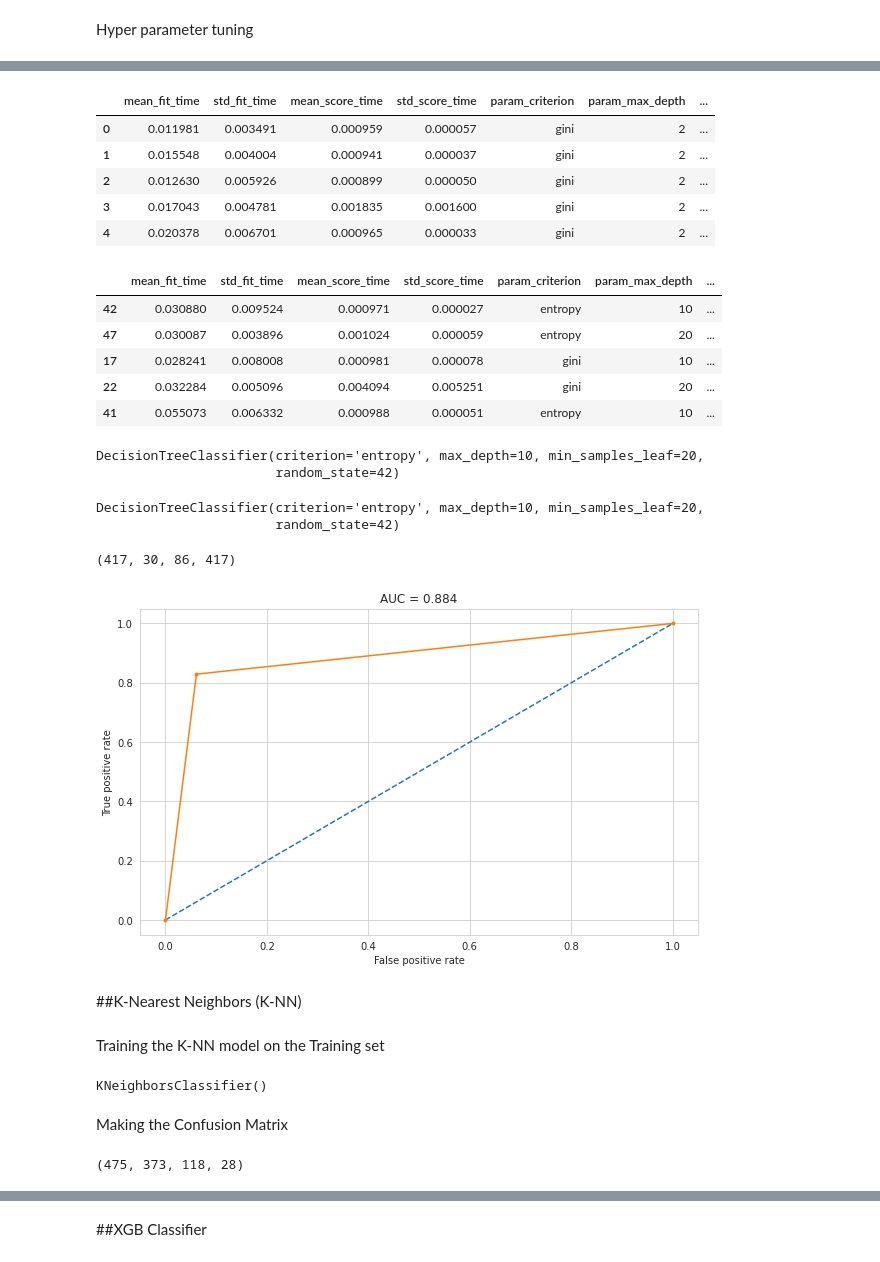
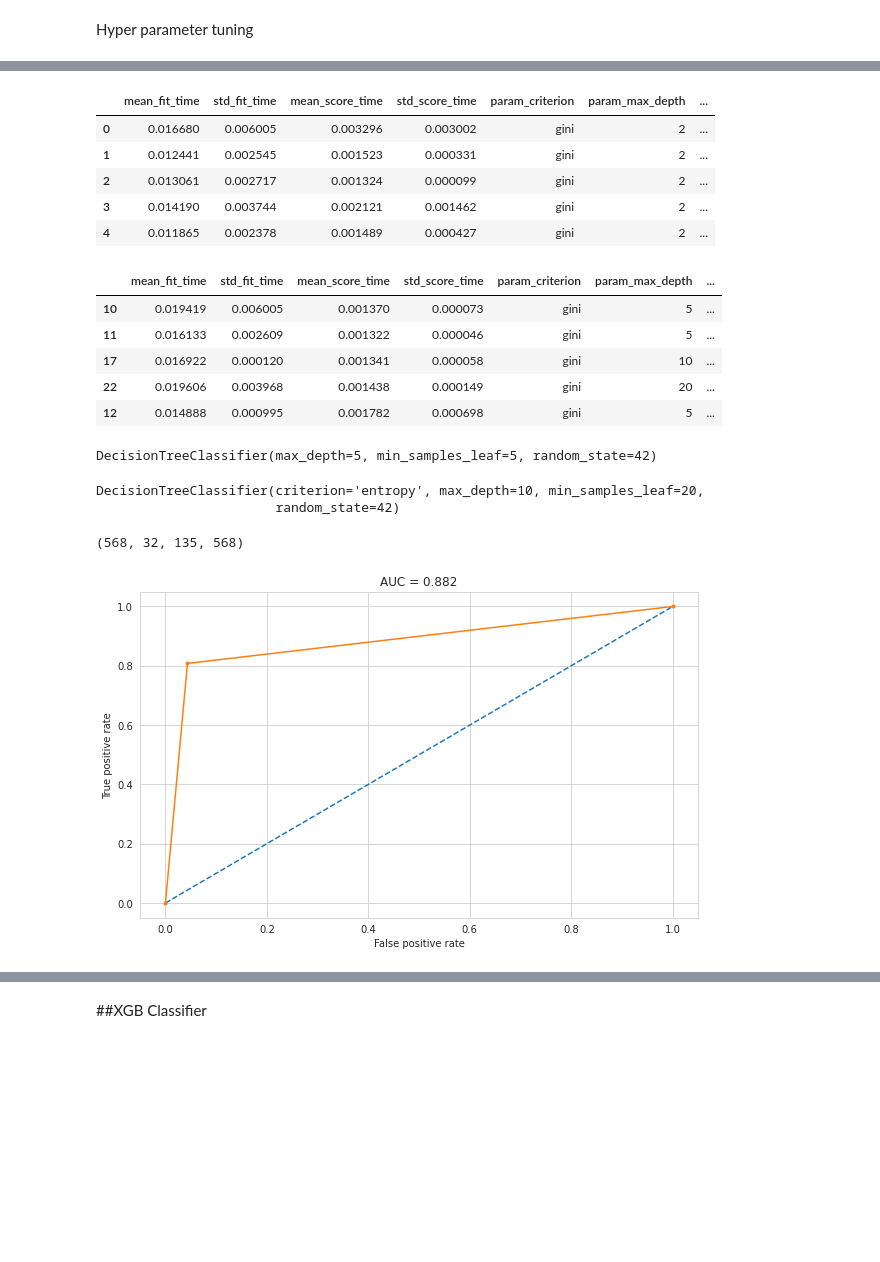
Before and after one commit to sravyagadam/ML_Classification, a Jupyter notebook: AlmaBetter_ML_Classification_CardioVascularRisk.ipynb, the cells around one changed output, grey strips where cells are left out. Cells and saved outputs as stored; diff of their text form; code cells hidden in the pictures; blank space fills up the shorter version.

```diff
--- a/AlmaBetter_ML_Classification_CardioVascularRisk.ipynb
+++ b/AlmaBetter_ML_Classification_CardioVascularRisk.ipynb
@@ -354,7 +358,7 @@ Training the Decision Tree Classification model on the Training set
 # %%
 from sklearn.tree import DecisionTreeClassifier
 classifier = DecisionTreeClassifier(criterion = 'entropy', random_state = 0)
-classifier.fit(X_train_scaled, y_train)
+classifier.fit(X_train, y_train)
 # %% [output]
 DecisionTreeClassifier(criterion='entropy', random_state=0)
 # %% [markdown]
@@ -449,77 +453,57 @@ score_df = pd.DataFrame(grid_search.cv_results_)
 score_df.head()
 # %% [output]
 |  | mean_fit_time | std_fit_time | mean_score_time | std_score_time | param_criterion | param_max_depth | ... |
-| 0 | 0.011981 | 0.003491 | 0.000959 | 0.000057 | gini | 2 | ... |
-| 1 | 0.015548 | 0.004004 | 0.000941 | 0.000037 | gini | 2 | ... |
-| 2 | 0.012630 | 0.005926 | 0.000899 | 0.000050 | gini | 2 | ... |
-| 3 | 0.017043 | 0.004781 | 0.001835 | 0.001600 | gini | 2 | ... |
-| 4 | 0.020378 | 0.006701 | 0.000965 | 0.000033 | gini | 2 | ... |
+| 0 | 0.016680 | 0.006005 | 0.003296 | 0.003002 | gini | 2 | ... |
+| 1 | 0.012441 | 0.002545 | 0.001523 | 0.000331 | gini | 2 | ... |
+| 2 | 0.013061 | 0.002717 | 0.001324 | 0.000099 | gini | 2 | ... |
+| 3 | 0.014190 | 0.003744 | 0.002121 | 0.001462 | gini | 2 | ... |
+| 4 | 0.011865 | 0.002378 | 0.001489 | 0.000427 | gini | 2 | ... |
 # %%
 score_df.nlargest(5,"mean_test_score")
 # %% [output]
 |  | mean_fit_time | std_fit_time | mean_score_time | std_score_time | param_criterion | param_max_depth | ... |
-| 42 | 0.030880 | 0.009524 | 0.000971 | 0.000027 | entropy | 10 | ... |
-| 47 | 0.030087 | 0.003896 | 0.001024 | 0.000059 | entropy | 20 | ... |
-| 17 | 0.028241 | 0.008008 | 0.000981 | 0.000078 | gini | 10 | ... |
-| 22 | 0.032284 | 0.005096 | 0.004094 | 0.005251 | gini | 20 | ... |
-| 41 | 0.055073 | 0.006332 | 0.000988 | 0.000051 | entropy | 10 | ... |
+| 10 | 0.019419 | 0.006005 | 0.001370 | 0.000073 | gini | 5 | ... |
+| 11 | 0.016133 | 0.002609 | 0.001322 | 0.000046 | gini | 5 | ... |
+| 17 | 0.016922 | 0.000120 | 0.001341 | 0.000058 | gini | 10 | ... |
+| 22 | 0.019606 | 0.003968 | 0.001438 | 0.000149 | gini | 20 | ... |
+| 12 | 0.014888 | 0.000995 | 0.001782 | 0.000698 | gini | 5 | ... |
 # %%
 grid_search.best_estimator_
 # %% [output]
-DecisionTreeClassifier(criterion='entropy', max_depth=10, min_samples_leaf=20,
-                       random_state=42)
+DecisionTreeClassifier(max_depth=5, min_samples_leaf=5, random_state=42)
 # %%
 dt_best = grid_search.best_estimator_
 # %%
 classifier_tuning = DecisionTreeClassifier(criterion='entropy', max_depth=10, min_samples_leaf=20,
                        random_state=42)
-classifier_tuning.fit(X_train_scaled, y_train)
+classifier_tuning.fit(X_train, y_train)
 # %% [output]
 DecisionTreeClassifier(criterion='entropy', max_depth=10, min_samples_leaf=20,
                        random_state=42)
 # %%
-y_pred = classifier_tuning.predict(X_test_scaled)
+y_pred = classifier_tuning.predict(X_test)
 tn_t, fp_t, fn_t, tp_t = confusion_matrix(y_test, y_pred).ravel()
 tp_t,fp_t, fn_t, tp_t
 # %% [output]
-(417, 30, 86, 417)
+(568, 32, 135, 568)
 # %%
 # ROC curve and AUC
-probs = classifier_tuning.predict(X_test_scaled)
+probs = classifier_tuning.predict(X_test)
 # keep probabilities for the positive outcome only
 # probs = probs[:, 1]
 # calculate AUC
 log_auc = roc_auc_score(y_test, probs)
 
 # calculate roc curve
 fpr, tpr, thresholds = roc_curve(y_test, probs)
 # plot curve
 sns.set_style('whitegrid')
 plt.figure(figsize=(10,6))
 plt.plot([0, 1], [0, 1], linestyle='--')
 plt.plot(fpr, tpr, marker='.')
 plt.ylabel('True positive rate')
 plt.xlabel('False positive rate')
 plt.title(f"AUC = {round(log_auc,3)}")
 plt.show()
 # %% [output]
-[figure, old version]
+[figure, new version]
-# %% [markdown]
-##K-Nearest Neighbors (K-NN)
-# %% [markdown]
-Training the K-NN model on the Training set
-# %%
-from sklearn.neighbors import KNeighborsClassifier
-classifier = KNeighborsClassifier(n_neighbors = 5, metric = 'minkowski', p = 2)
-classifier.fit(X_train_scaled, y_train)
-# %% [output]
-KNeighborsClassifier()
-# %% [markdown]
-Making the Confusion Matrix
-# %%
-from sklearn.metrics import confusion_matrix, accuracy_score
-y_pred = classifier.predict(X_test_scaled)
-tn, fp, fn, tp = confusion_matrix(y_test, y_pred).ravel()
-tp, tn, fp, fn
-# %% [output]
-(475, 373, 118, 28)
```
Also changed, not shown: parts of 110 cells of this notebook.
